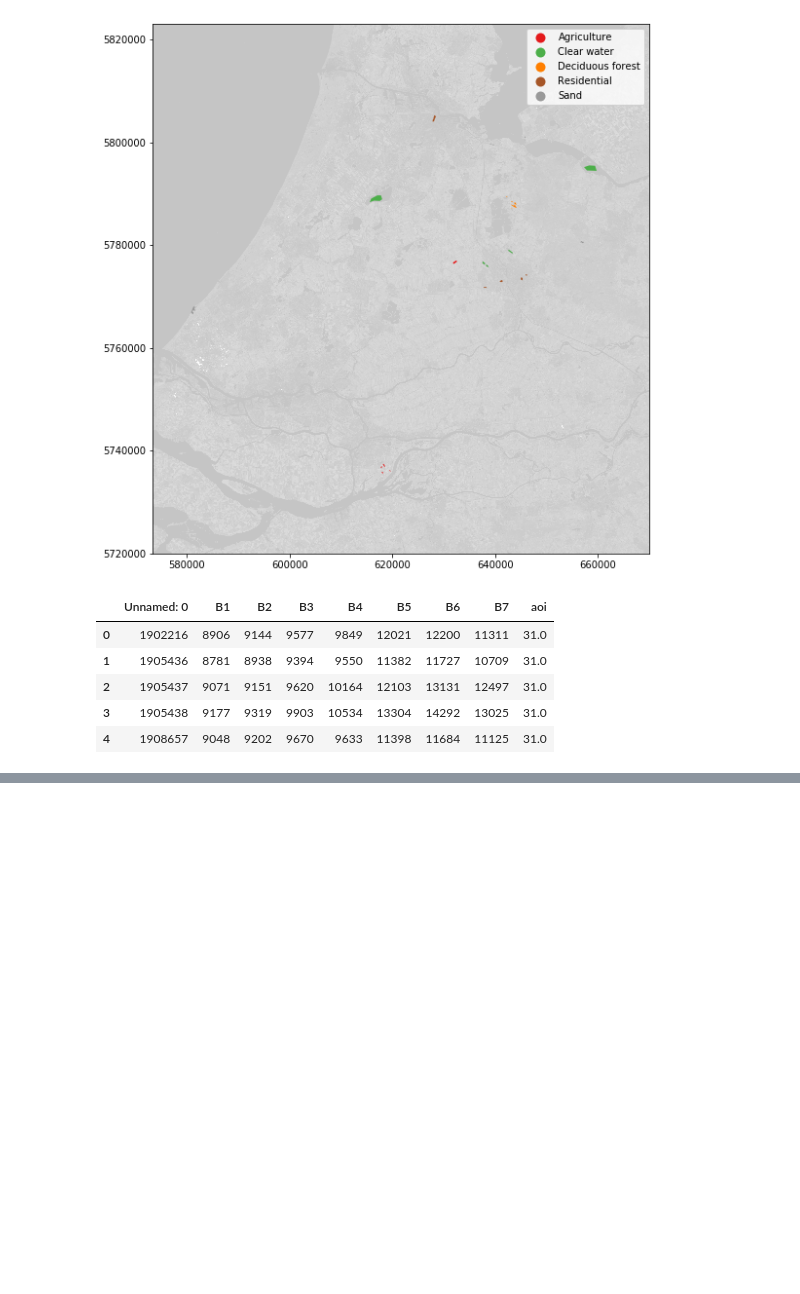
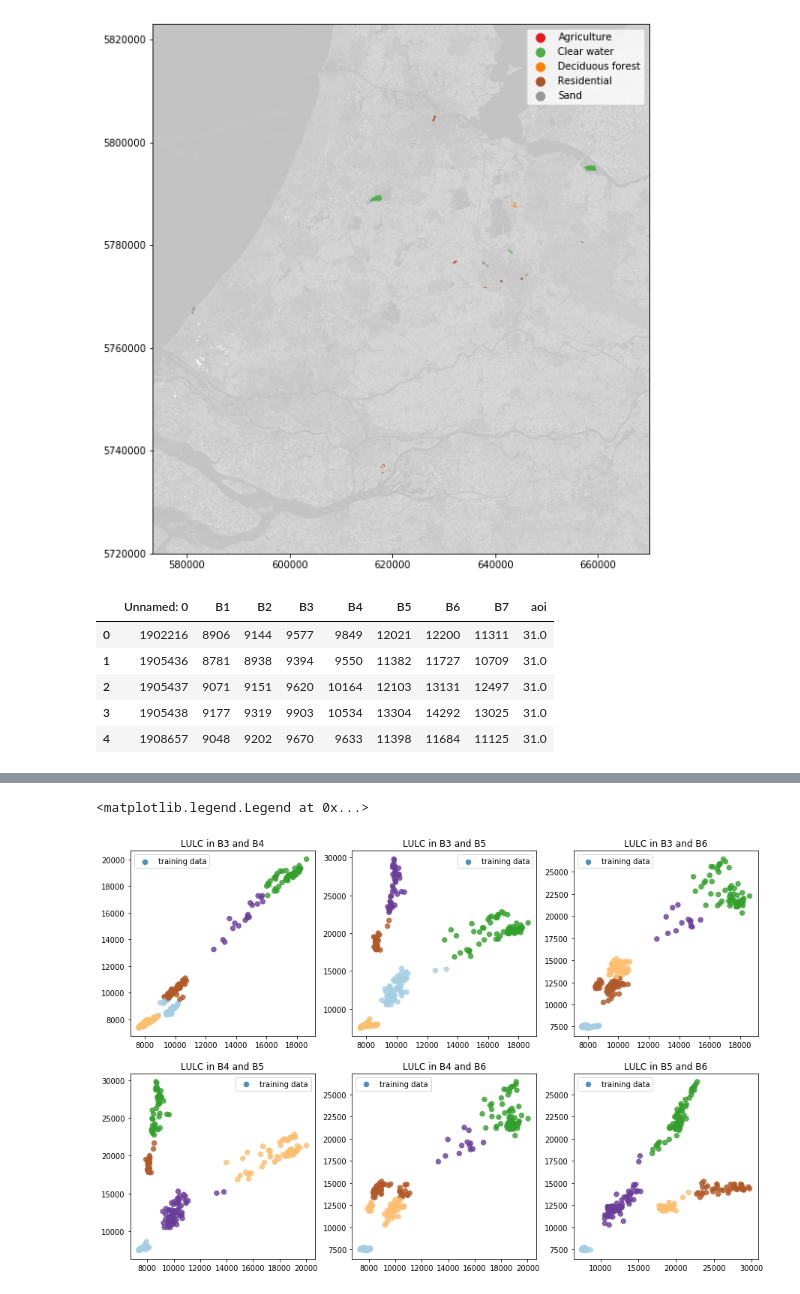
Before and after one commit to jonwangio/uu_ml, a Jupyter notebook: CLA_0_unsupervised_kmeans_EM_mixtureModels.ipynb, the cells around one changed output, grey strips where cells are left out. Drawn from its saved outputs; the diff is of its cells as text; code cells hidden in the pictures; blank space fills up the shorter version.

Commit message:
kmeans updated

```diff
--- a/CLA_0_unsupervised_kmeans_EM_mixtureModels.ipynb
+++ b/CLA_0_unsupervised_kmeans_EM_mixtureModels.ipynb
@@ -243,0 +244,56 @@ plt.legend()
+# %%
+
+# How about all the other combinations?
+
+fig = plt.figure(figsize=(15,10))
+
+kmean_cluster = cluster.KMeans(n_clusters=5)  # This is a function to be fitted to the data
+points = np.c_[lulc_sub['B3'].values, lulc_sub['B4'].values]
+labels = kmean_cluster.fit_predict(points)  # Fitting the data
+plt.subplot(2, 3, 1)
+plt.scatter(points[:, 0], points[:, 1], s=40, c=labels, cmap='Paired', marker='o', alpha=0.8, label='training data')
+plt.title('LULC in B3 and B4')
+plt.legend()
+
+kmean_cluster = cluster.KMeans(n_clusters=5)  # This is a function to be fitted to the data
+points = np.c_[lulc_sub['B3'].values, lulc_sub['B5'].values]
+labels = kmean_cluster.fit_predict(points)  # Fitting the data
+plt.subplot(2, 3, 2)
+plt.scatter(points[:, 0], points[:, 1], s=40, c=labels, cmap='Paired', marker='o', alpha=0.8, label='training data')
+plt.title('LULC in B3 and B5')
+plt.legend()
+
+kmean_cluster = cluster.KMeans(n_clusters=5)  # This is a function to be fitted to the data
+points = np.c_[lulc_sub['B3'].values, lulc_sub['B6'].values]
+labels = kmean_cluster.fit_predict(points)  # Fitting the data
+plt.subplot(2, 3, 3)
+plt.scatter(points[:, 0], points[:, 1], s=40, c=labels, cmap='Paired', marker='o', alpha=0.8, label='training data')
+plt.title('LULC in B3 and B6')
+plt.legend()
+
+kmean_cluster = cluster.KMeans(n_clusters=5)  # This is a function to be fitted to the data
+points = np.c_[lulc_sub['B4'].values, lulc_sub['B5'].values]
+labels = kmean_cluster.fit_predict(points)  # Fitting the data
+plt.subplot(2, 3, 4)
+plt.scatter(points[:, 0], points[:, 1], s=40, c=labels, cmap='Paired', marker='o', alpha=0.8, label='training data')
+plt.title('LULC in B4 and B5')
+plt.legend()
+
+kmean_cluster = cluster.KMeans(n_clusters=5)  # This is a function to be fitted to the data
+points = np.c_[lulc_sub['B4'].values, lulc_sub['B6'].values]
+labels = kmean_cluster.fit_predict(points)  # Fitting the data
+plt.subplot(2, 3, 5)
+plt.scatter(points[:, 0], points[:, 1], s=40, c=labels, cmap='Paired', marker='o', alpha=0.8, label='training data')
+plt.title('LULC in B4 and B6')
+plt.legend()
+
+kmean_cluster = cluster.KMeans(n_clusters=5)  # This is a function to be fitted to the data
+points = np.c_[lulc_sub['B5'].values, lulc_sub['B6'].values]
+labels = kmean_cluster.fit_predict(points)  # Fitting the data
+plt.subplot(2, 3, 6)
+plt.scatter(points[:, 0], points[:, 1], s=40, c=labels, cmap='Paired', marker='o', alpha=0.8, label='training data')
+plt.title('LULC in B5 and B6')
+plt.legend()
+# %% [output]
+<matplotlib.legend.Legend at 0x...>
+[figure, added]
```
Also changed, not shown: parts of 8 cells of this notebook, 8 other files.
